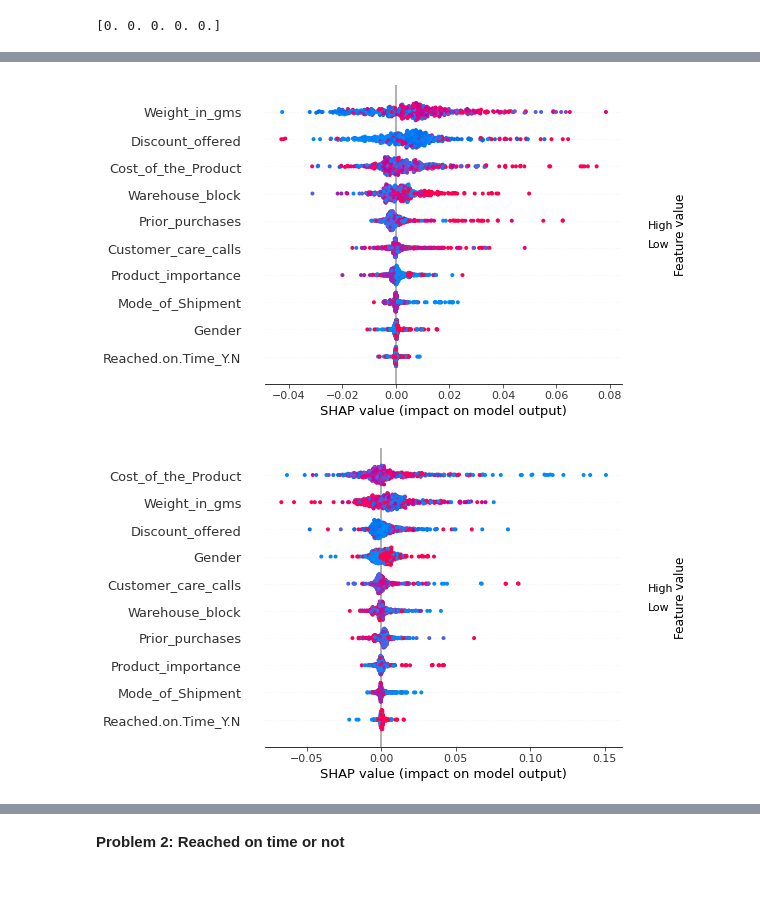
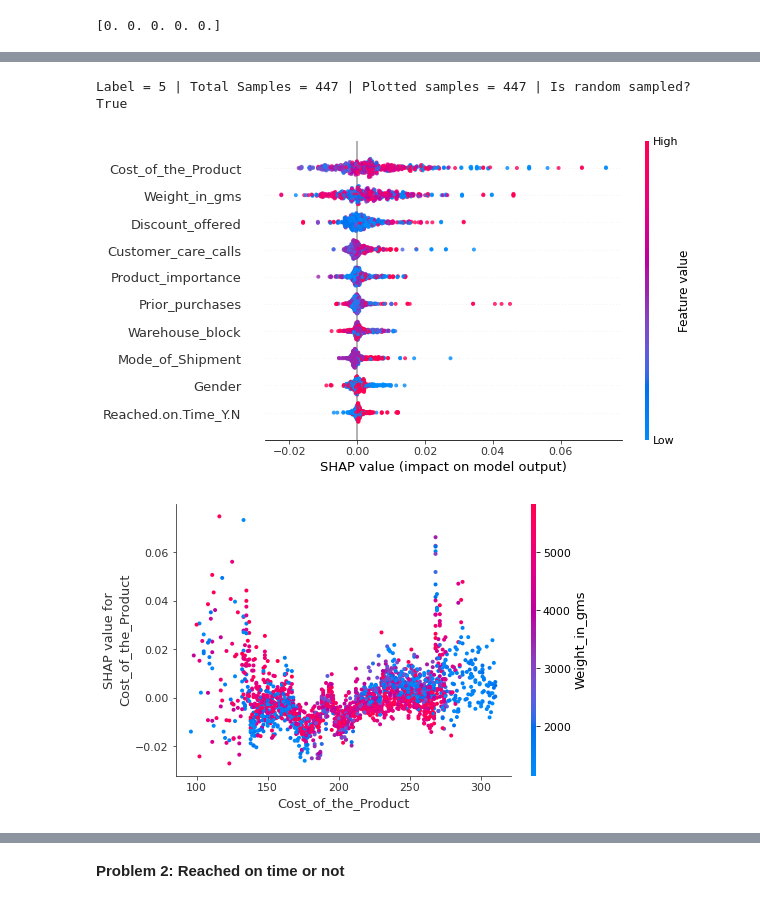
Before and after one commit to simonjisu/XAI2022Spring, a Jupyter notebook: notebooks/xai_assignment-student.ipynb, the cells around one changed output, grey strips where cells are left out. Drawn from its saved outputs; the diff is of its cells as text; code cells hidden in the pictures.

```diff
--- a/notebooks/xai_assignment-student.ipynb
+++ b/notebooks/xai_assignment-student.ipynb
@@ -302,4 +325,4 @@ Number of trials: 30/30 (30 TERMINATED)
 # %%
-analysis = tune.ExperimentAnalysis('./checkpoints/exp')
-best_bst = get_best_model_checkpoint(analysis)
+analysis = tune.ExperimentAnalysis('./checkpoints/'+config['name'])
+best_bst = get_best_model_checkpoint(analysis, eval_metric='eval-merror')
 # %% [output]
@@ -406,4 +391,0 @@ shap.summary_plot(shap_values[label][idx], rt_X_test.loc[idx])
-# %%
-label = 1
-idx = (rt_y_test == label).values
-shap.summary_plot(shap_values[label][idx], rt_X_test.loc[idx])
@@ -412,4 +391,0 @@ shap.summary_plot(shap_values[label][idx], rt_X_test.loc[idx])
-# %%
-label = 2
-idx = (rt_y_test == label).values
-shap.summary_plot(shap_values[label][idx], rt_X_test.loc[idx])
@@ -417,0 +406,17 @@ shap.summary_plot(shap_values[label][idx], rt_X_test.loc[idx])
+# %%
+def get_label_summary_plot(shap_values, rt_y_test, rt_X_test, label, num_sample=None, random_sample=True):
+    idx_bool = rt_y_test == label
+    idx_label = np.arange(idx_bool.sum())
+    if num_sample is None:
+        num_sample = idx_bool.sum()
+    else:
+        if num_sample > idx_bool.sum():
+            num_sample = idx_bool.sum()
+    if random_sample:
+        sampled_index = np.random.choice(idx_label, num_sample)
+    else:
+        sampled_index = idx_label[:num_sample]
+    print(f'Label = {label+1} | Total Samples = {idx_bool.sum()} | Plotted samples = {num_sample} | Is random sampled? {random_sample}')
+    shap.summary_plot(shap_values[label][idx_bool][sampled_index], rt_X_test.loc[idx_bool].iloc[sampled_index], alpha=0.8, color_bar=True)
+    shap.dependence_plot('Cost_of_the_Product', shap_values[label], features=rt_X_test, interaction_index='auto') # Discount_offered
+    return idx_bool, sampled_index
@@ -418,12 +445,8 @@ shap.summary_plot(shap_values[label][idx], rt_X_test.loc[idx])
 # %%
-label = 3
-idx = (rt_y_test == label).values
-shap.summary_plot(shap_values[label][idx], rt_X_test.loc[idx])
+label = 4
+num_sample = None
+idx_bool, sampled_index = get_label_summary_plot(shap_values, rt_y_test, rt_X_test, label=label, num_sample=num_sample, random_sample=True)
 # %% [output]
+Label = 5 | Total Samples = 447 | Plotted samples = 447 | Is random sampled? True
-[figure, old version]
+[figure, new version]
+[figure, added]
-# %%
-label = 4
-idx = (rt_y_test == label).values
-shap.summary_plot(shap_values[label][idx], rt_X_test.loc[idx])
-# %% [output]
-[figure, removed]
```
Also changed, not shown: parts of 31 cells of this notebook.
